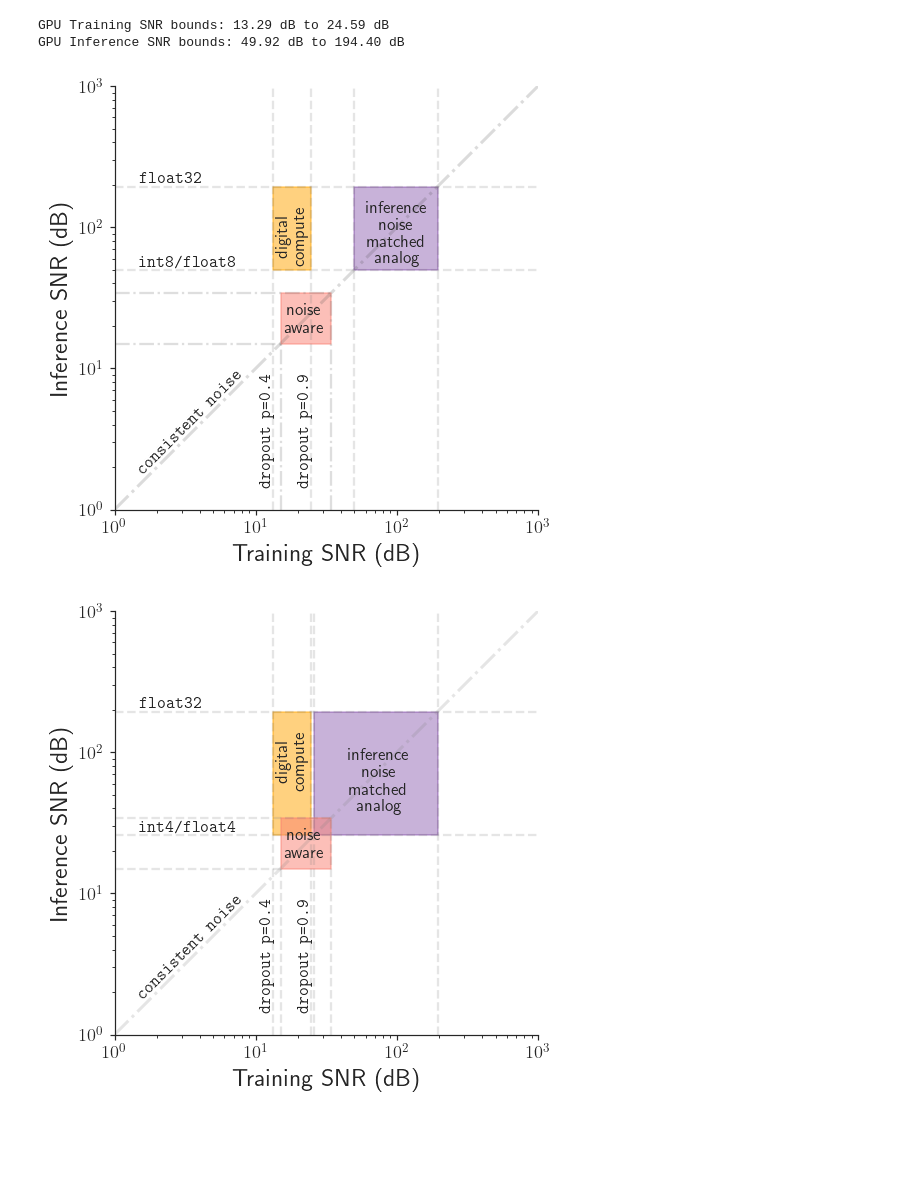
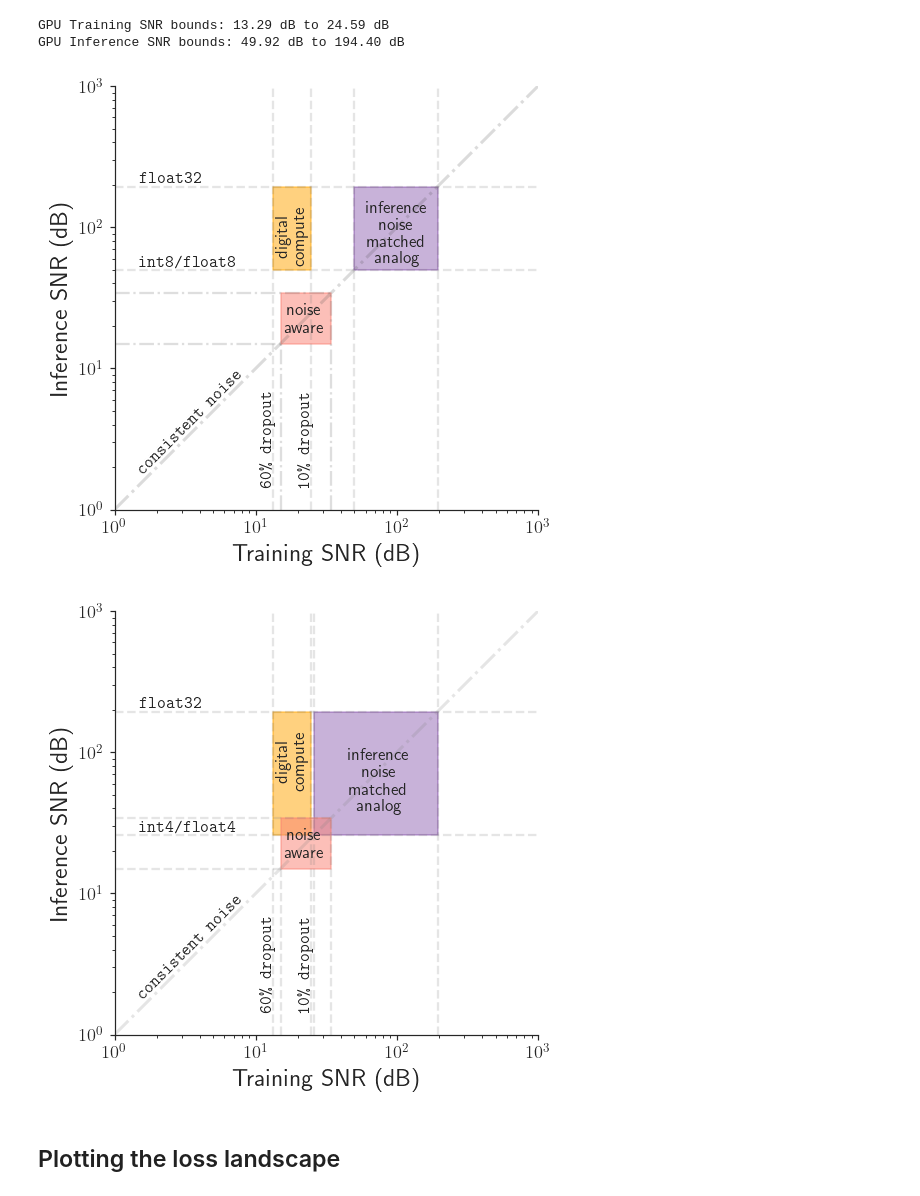
Before and after one commit to vjaltare/sawy, a Jupyter notebook: notebooks/gradients_noise_comparisons_uci_iris.ipynb, the cells around one changed output. Drawn from its saved outputs; the diff is of its cells as text; code cells hidden in the pictures; blank space fills up the shorter version.

```diff
--- a/notebooks/gradients_noise_comparisons_uci_iris.ipynb
+++ b/notebooks/gradients_noise_comparisons_uci_iris.ipynb
@@ -75,6 +77,8 @@ elif system_flag == "macbook":
     DATA_PATH = "/Users/vikrantjaltare/OneDrive - UC San Diego/trident/logs"
     MODEL_PATH = "/Users/vikrantjaltare/OneDrive - UC San Diego/trident/models"
     FIGURES_PATH = "/Users/vikrantjaltare/OneDrive - UC San Diego/trident/figures/plot_panels"
+    SLIDES_PATH = "/Users/vikrantjaltare/OneDrive - UC San Diego/trident/figures/presentation_figures"
+
 
 else:
     raise ValueError("Invalid system flag. Please set it to either 'mahowald' or 'macbook'.")
@@ -739,8 +750,8 @@ with sns.axes_style("ticks"):
     # annotate GPU bounds
     ax.text(y=gpu_max_inf_snr*1.05, x=1.5, s=r"\texttt{float32}", fontsize=11)
     ax.text(y=gpu_min_inf_snr*1.05, x=1.5, s=r"\texttt{int8/float8}", fontsize=11)
-    ax.text(x=gpu_min_train_snr*0.80, y=1.5, s=r"\texttt{dropout p=0.4}", fontsize=11, rotation=90)
-    ax.text(x=gpu_max_train_snr*0.80, y=1.5, s=r"\texttt{dropout p=0.9}", fontsize=11, rotation=90)
+    ax.text(x=gpu_min_train_snr*0.80, y=1.5, s=r"\texttt{60\% dropout}", fontsize=11, rotation=90)
+    ax.text(x=gpu_max_train_snr*0.80, y=1.5, s=r"\texttt{10\% dropout}", fontsize=11, rotation=90)
 
     # fill between the GPU bounds
     ax.fill_betweenx(y=[gpu_min_inf_snr, gpu_max_inf_snr],
@@ -768,31 +779,31 @@ with sns.axes_style("ticks"):
     ax.hlines(y=15, xmax=15, xmin=limits_[0], color="0.5", ls="-.", lw=1.5, alpha=alpha_*1.3)
     ax.hlines(y=34, xmax=34, xmin=limits_[0], color="0.5", ls="-.", lw=1.5, alpha=alpha_*1.3)
     ax.fill_betweenx(y=[15, 34], x1=15, x2=34, color="salmon", alpha=0.5)
 
     # annotating inside the boxes
     ax.text(x=18, y=55, s="digital \n compute",
             fontsize=11,
             ha="center",
             rotation=90,
             )
 
     ax.text(x=100, y=55, s="inference\n noise\nmatched\n analog",
             fontsize=11,
             ha="center",
             rotation=0,
             )
 
     ax.text(x=22, y=18, s="noise\naware",
             fontsize=11,
             ha="center",
             rotation=0,
             )
 
 
     sns.despine(ax=ax)
 
     _save_plot = False
     if _save_plot:
         fig.savefig(os.path.join(FIGURES_PATH, f"snr_boundaries_32_hl_inf_8_{today}.pdf"), bbox_inches="tight", dpi=300)
 # %% [output]
-[figure, old version]
+[figure, new version]
@@ -826,8 +923,8 @@ with sns.axes_style("ticks"):
     # annotate GPU bounds
     ax.text(y=gpu_max_inf_snr*1.05, x=1.5, s=r"\texttt{float32}", fontsize=11)
     ax.text(y=gpu_4b_inf_snr*1.05, x=1.5, s=r"\texttt{int4/float4}", fontsize=11)
-    ax.text(x=gpu_min_train_snr*0.80, y=1.5, s=r"\texttt{dropout p=0.4}", fontsize=11, rotation=90)
-    ax.text(x=gpu_max_train_snr*0.80, y=1.5, s=r"\texttt{dropout p=0.9}", fontsize=11, rotation=90)
+    ax.text(x=gpu_min_train_snr*0.80, y=1.5, s=r"\texttt{60\% dropout}", fontsize=11, rotation=90)
+    ax.text(x=gpu_max_train_snr*0.80, y=1.5, s=r"\texttt{10\% dropout}", fontsize=11, rotation=90)
 
     # fill between the GPU bounds
     ax.fill_betweenx(y=[gpu_4b_inf_snr, gpu_max_inf_snr],
@@ -882,4 +979,6 @@ with sns.axes_style("ticks"):
     if _save_plot:
         fig.savefig(os.path.join(FIGURES_PATH, f"snr_boundaries_32_hl_inf_4_{today}.pdf"), bbox_inches="tight", dpi=300)
 # %% [output]
-[figure, old version]
+[figure, new version]
+# %% [markdown]
+## Plotting the loss landscape
```
Also changed, not shown: parts of 7 cells of this notebook.
